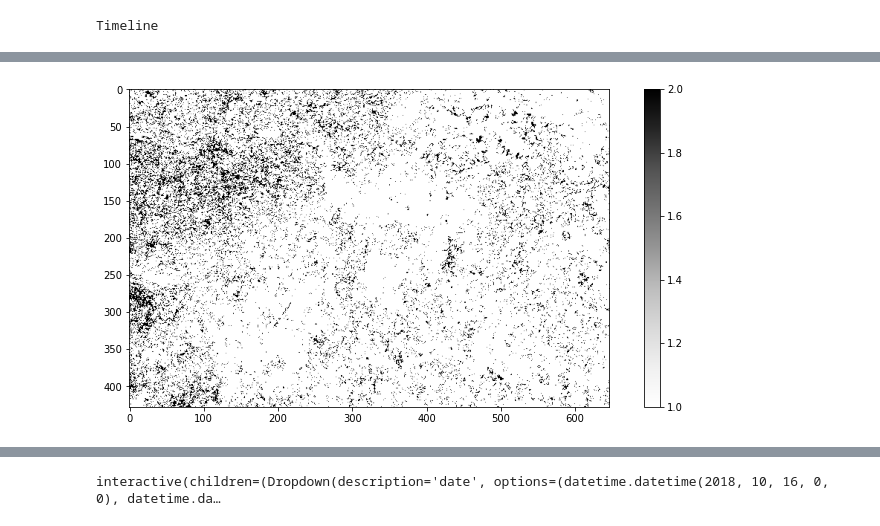
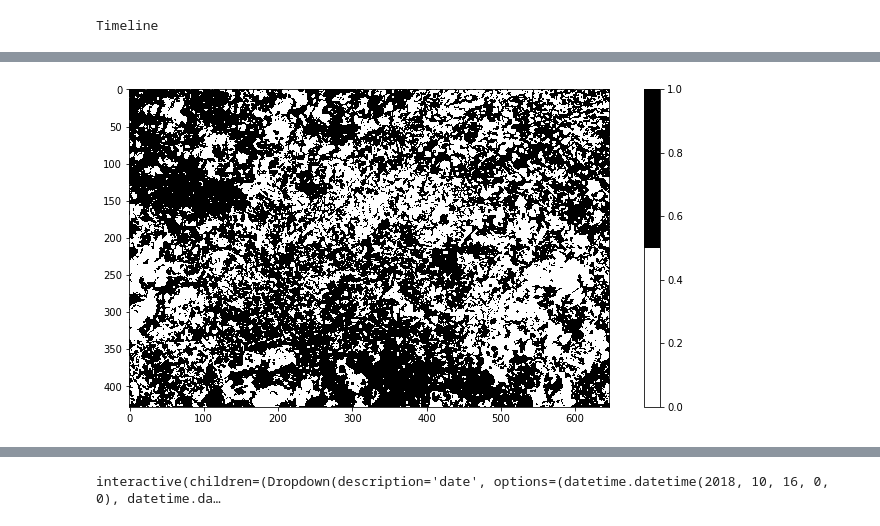
Before and after one commit to AbnerErnaniADSFatec/in-prog-geo, a Jupyter notebook: prog-geo/api-eodc-testes/EOCubeTests.ipynb, the cells around one changed output, grey strips where cells are left out. Drawn from its saved outputs; the diff is of its cells as text; code cells hidden in the pictures.

```diff
--- a/prog-geo/api-eodc-testes/EOCubeTests.ipynb
+++ b/prog-geo/api-eodc-testes/EOCubeTests.ipynb
@@ -54,7 +38,7 @@ Timeline
 # https://www.keene.edu/campus/maps/tool/
 bbox = [-46.4879608, -23.4298590, -46.0917664, -23.6891758]
 
-eocube_service = EOCube(
+eocube_service = DataCube(
     collections=["CB4_64_16D_STK-1"],
     query_bands=['red', 'green', 'blue', 'nir', 'ndvi'],
     bbox=bbox,
@@ -68,5 +68,6 @@ Wall time: 4.76 s
 # %%
 classify = eocube_service.classifyDifference(
-    band='red', start_date='2017-01-01', end_date='2019-01-01',
-    limiar_min=-50, limiar_max=50
+    band='red', start_date='2017-01-01', end_date='2021-01-01',
+    limiar_min=-500, limiar_max=500
 )
+classify
@@ -88,15 +87,15 @@ Coordinates:
 # %%
 plt.figure(figsize=(10, 5))
-colormap = plt.get_cmap('Greys', 1000)
+colormap = plt.get_cmap('Greys', 2)
 plt.imshow(
     classify.values[0],
     cmap=colormap
 )
 plt.tight_layout()
 plt.colorbar()
 
 plt.show()
 # %% [output]
-[figure, old version]
+[figure, new version]
 # %%
 %%time
```
Also changed, not shown: parts of 10 cells of this notebook, 2 other files.
